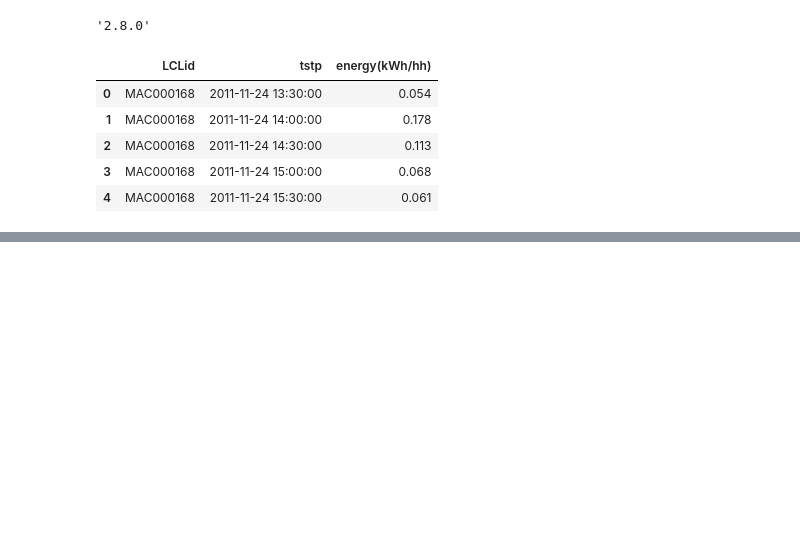
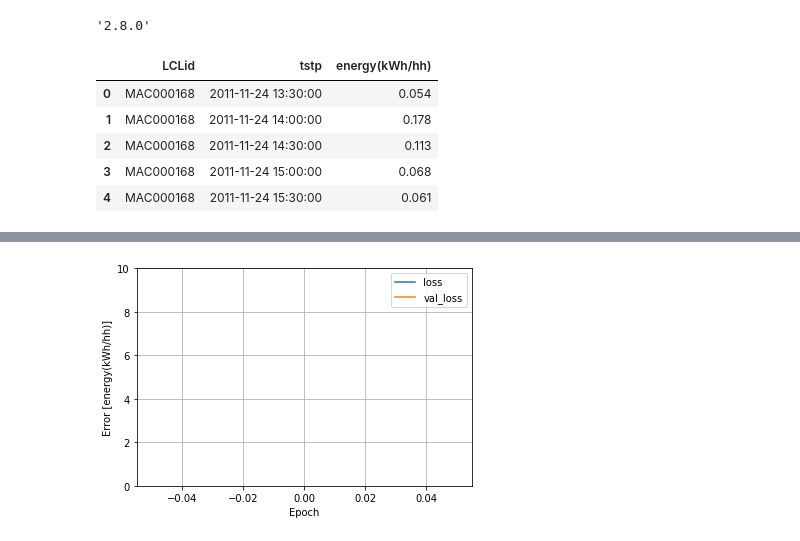
Before and after one commit to SindreMohr/Bachelor_thesis, a Jupyter notebook: hopethisworks.ipynb, the cells around one changed output, grey strips where cells are left out. Cells and saved outputs as stored; diff of their text form; code cells hidden in the pictures; blank space fills up the shorter version.

```diff
--- a/hopethisworks.ipynb
+++ b/hopethisworks.ipynb
@@ -119,0 +132,14 @@ ValueError: Failed to convert a NumPy array to a Tensor (Unsupported numpy type:
+# %%
+energy_model.compile(optimizer=tf.keras.optimizers.Adam(learning_rate=0.1),
+loss='mean_absolute_error')
+# %%
+%%time
+history = energy_model.fit(
+    train_features['tstp'],
+    train_labels,
+    epochs=100,
+    # Supress logging
+    verbose=0,
+    # Calculate validation results on 20% of the training data.
+    validation_split = 0.2
+)
@@ -119,0 +157,13 @@ ValueError: Failed to convert a NumPy array to a Tensor (Unsupported numpy type:
+# %%
+def plot_loss(history):
+    plt.plot(history.history['loss'], label='loss')
+    plt.plot(history.history['val_loss'], label='val_loss')
+    plt.ylim([0, 10])
+    plt.xlabel('Epoch')
+    plt.ylabel('Error [energy(kWh/hh)]')
+    plt.legend()
+    plt.grid(True)
+# %%
+plot_loss(history)
+# %% [output]
+[figure, added]
```
Also changed, not shown: parts of 19 cells of this notebook.
